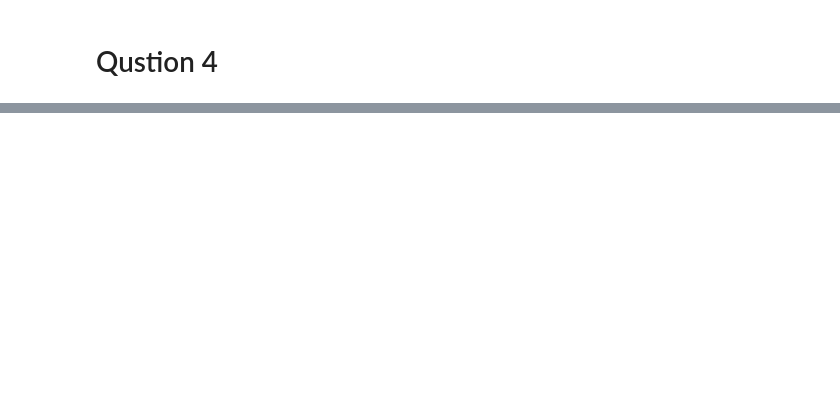
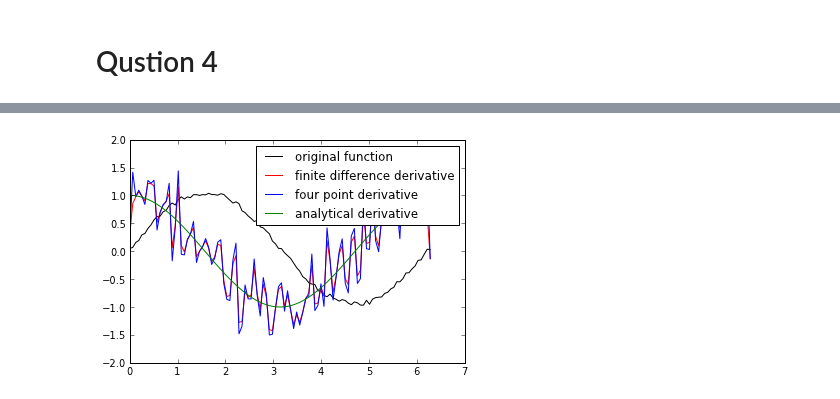
Before and after one commit to mtotten/PHYS202-S13, a Jupyter notebook: Week4/InterpAndDiffEx3.ipynb, the cells around one changed output, grey strips where cells are left out. Drawn from its saved outputs; the diff is of its cells as text; code cells hidden in the pictures; blank space fills up the shorter version.

```diff
--- a/Week4/InterpAndDiffEx3.ipynb
+++ b/Week4/InterpAndDiffEx3.ipynb
@@ -151,0 +199,26 @@ plot(x,y)
+# %%
+#part b.
+import numpy as np
+def fourPtFiniteDiff(x,y):
+    """takes x and y inputs and computes the derivative with the four point method"""
+    dydx = np.zeros(y.shape,float)
+    dydx[2:-2] = (y[0:-4]-(8*y[1:-3])+(8*y[3:-1])-y[4:])/(12*(x[3]-x[2]))
+    dydx[0] = (y[1]-y[0])/(x[1]-x[0])
+    dydx[-2] = (y[-2]-y[-3])/(x[-2]-x[-3])
+    dydx[-1] = (y[-1]-y[-2])/(x[-1]-x[-2])
+    dydx[1] = (y[2]-y[1])/(x[2]-x[1])
+    return dydx
+# %%
+x = linspace(0,2*pi,100) #part a.
+y = sin(x) + 0.1*random.random(size=x.shape)
+F = finiteDifference(x,y)
+G = fourPtFiniteDiff(x,y)
+H = cos(x)
+plot(x,y,color='black',label='original function')
+plot(x,F,color='r',label='finite difference derivative')
+plot(x,G,'b-',label='four point derivative')
+plot(x,H,color='green',label='analytical derivative')
+legend()
+show()
+# %% [output]
+[figure, added]
```
Also changed, not shown: parts of 10 cells of this notebook, 1 other file.
